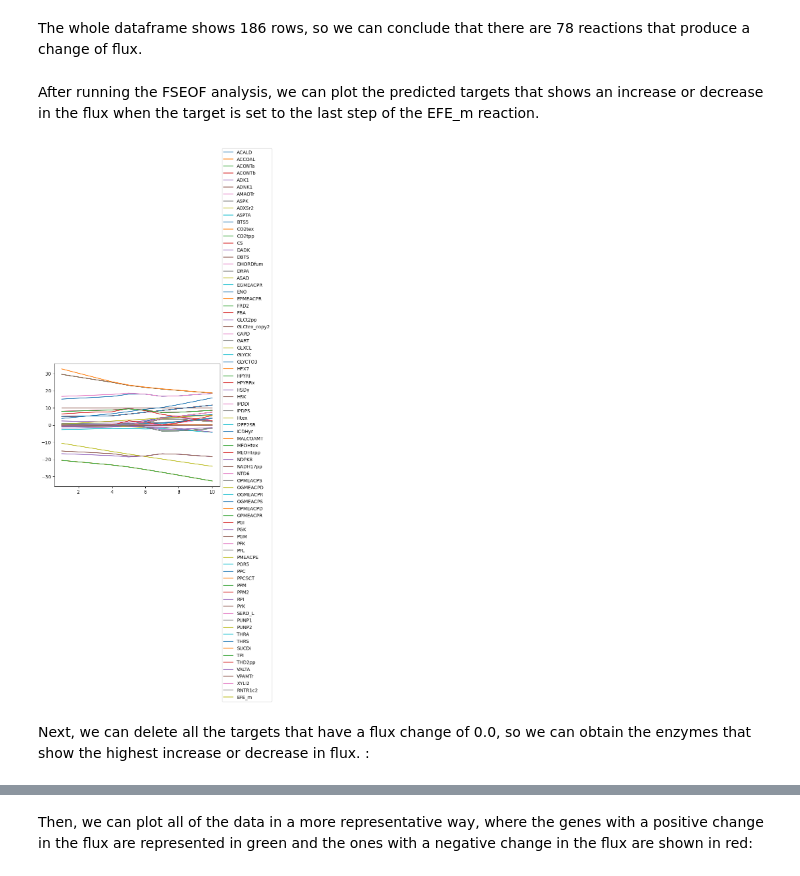
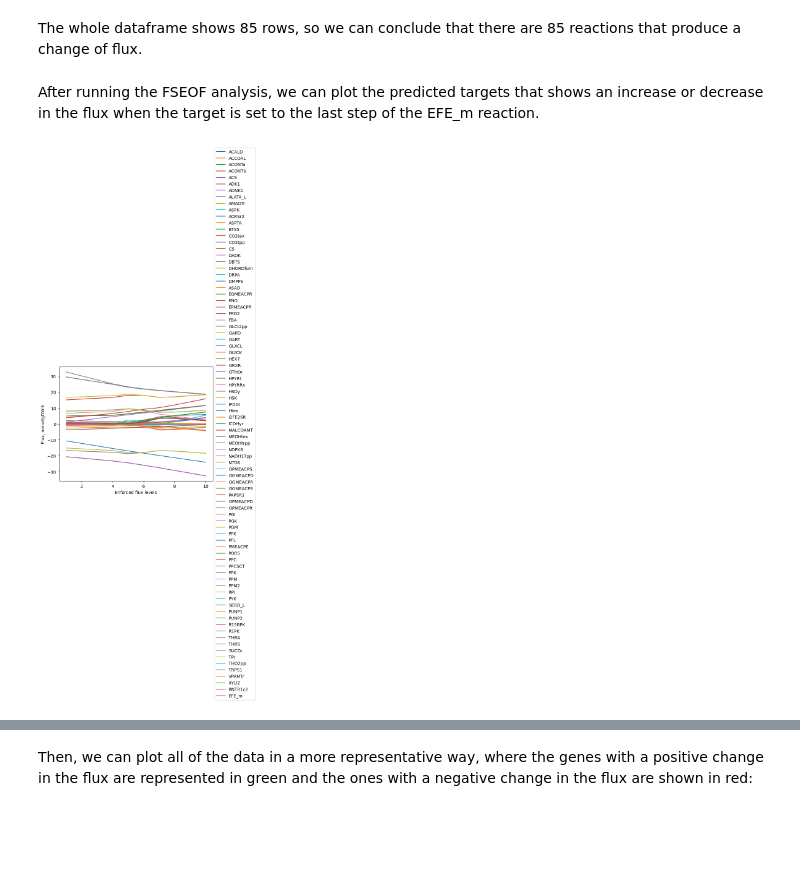
Before and after one commit to 27410/group-assingment-group-2, a Jupyter notebook: analysis/Gene_prediction_targets.ipynb, the cells around one changed output, grey strips where cells are left out. Saved outputs shown, nothing was run; the diff lists cells and outputs as text; code cells hidden in the pictures; blank space fills up the shorter version.

```diff
--- a/analysis/Gene_prediction_targets.ipynb
+++ b/analysis/Gene_prediction_targets.ipynb
@@ -16,3 +14,6 @@ fseof = FSEOF(model)
 # %%
-fseof.run(target=model.reactions.EFE_m)
+fseof = FSEOF(model)
+result = fseof.run(target=model.reactions.EFE_m)
+df = result.data_frame
+df
 # %% [output]
@@ -34,13 +33,13 @@ Reaction fluxes
 # %% [markdown]
-The whole dataframe shows 186 rows, so we can conclude that there are 78 reactions that produce a change of flux.
+The whole dataframe shows 85 rows, so we can conclude that there are 85 reactions that produce a change of flux.
 # %% [markdown]
 After running the FSEOF analysis, we can plot the predicted targets that shows an increase or decrease in the flux when the target is set to the last step of the EFE_m reaction.
 # %%
 from matplotlib import pyplot as plt
 result.data_frame.T.plot()
 plt.legend(loc='center left', bbox_to_anchor=(1, 0.5))
+plt.xlabel("Enforced flux levels")
+plt.ylabel("Flux, mmol/gDW·h")
 plt.show()
 # %% [output]
-[figure, old version]
+[figure, new version]
-# %% [markdown]
-Next, we can delete all the targets that have a flux change of 0.0, so we can obtain the enzymes that show the highest increase or decrease in flux. :
```
Also changed, not shown: parts of 26 cells of this notebook, 1 other file.
